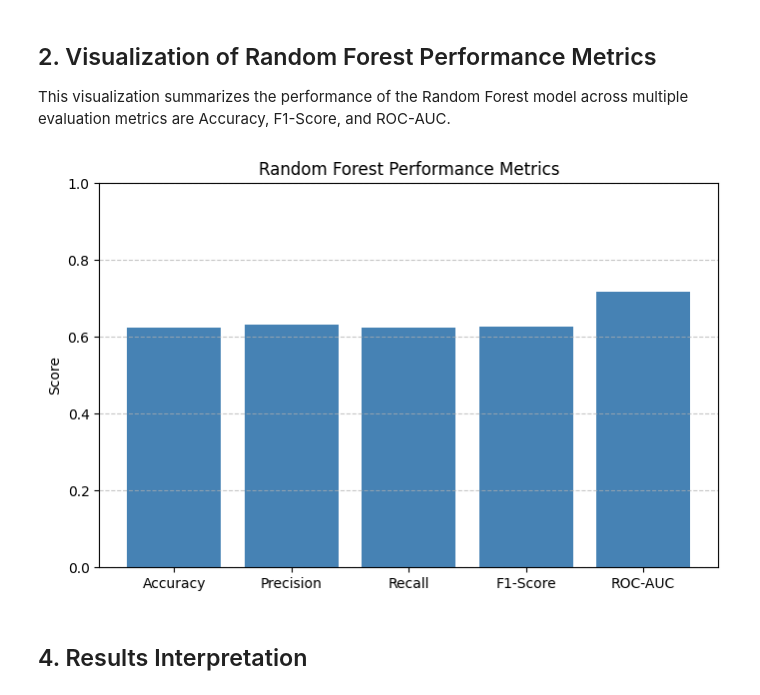
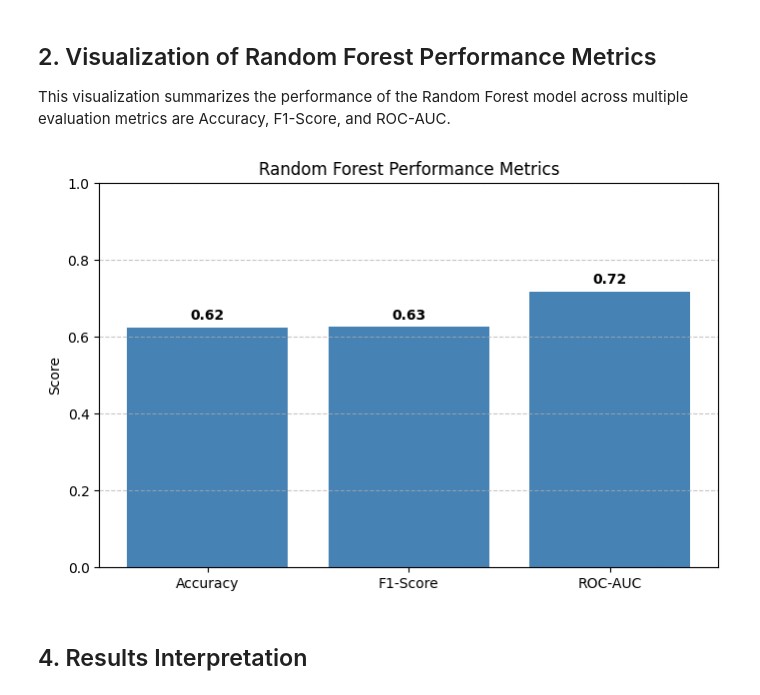
Before and after one commit to sultanahAL/SWE485-Group2, a Jupyter notebook: Supervised_Learning/Phase2_Supervised_Learning.ipynb, the cells around one changed output. Saved outputs shown, nothing was run; the diff lists cells and outputs as text; code cells hidden in the pictures.

Commit message:
Enhanced visualization with labeled metrics and refined evaluation summary

```diff
--- a/Supervised_Learning/Phase2_Supervised_Learning.ipynb
+++ b/Supervised_Learning/Phase2_Supervised_Learning.ipynb
@@ -353,17 +353,21 @@ This visualization summarizes the performance of the Random Forest model across
 # %%
 import matplotlib.pyplot as plt
 
 metrics = ['Accuracy', 'F1-Score', 'ROC-AUC']
 scores = [0.625, 0.6259, 0.7187]
 
 plt.figure(figsize=(8,5))
 plt.bar(metrics, scores, color='steelblue')
 plt.title('Random Forest Performance Metrics')
 plt.ylabel('Score')
 plt.ylim(0,1)
 plt.grid(axis='y', linestyle='--', alpha=0.7)
+
+for i, v in enumerate(scores):
+    plt.text(i, v + 0.02, f"{v:.2f}", ha='center', fontweight='bold')
+
 plt.show()
 # %% [output]
-[figure, old version]
+[figure, new version]
 # %% [markdown]
 ## 4. Results Interpretation
```
Also changed, not shown: parts of 1 cell of this notebook.
